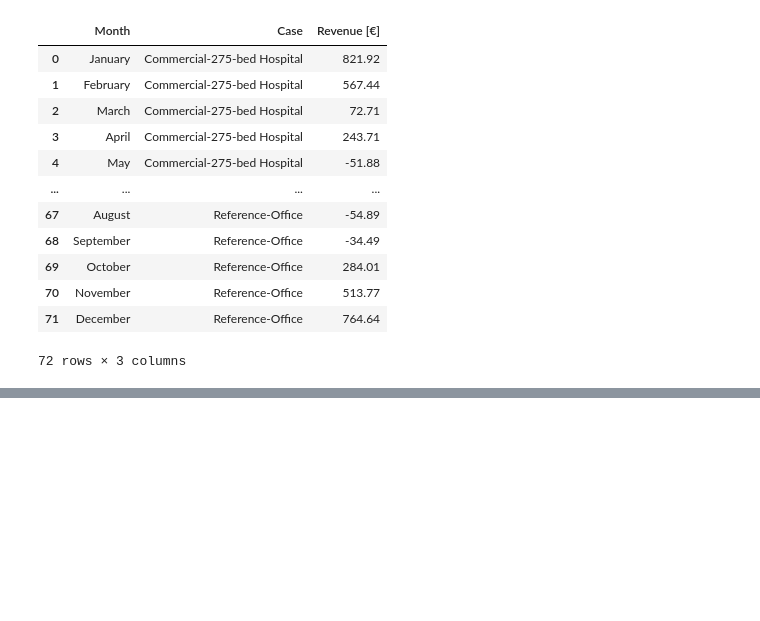
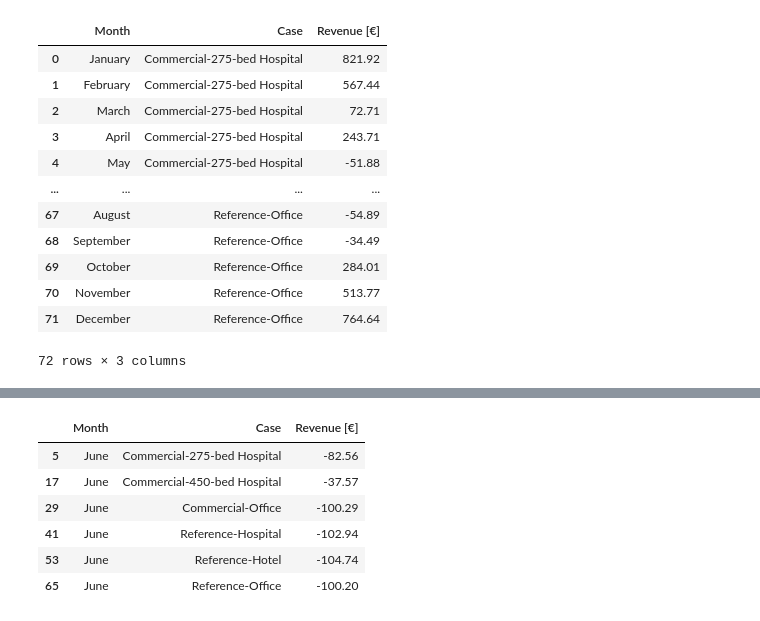
Before and after one commit to idloea/extended-open, a Jupyter notebook: notebooks/20230703-090301/analysis.ipynb, the cells around one changed output, grey strips where cells are left out. Cells and saved outputs as stored; diff of their text form; code cells hidden in the pictures; blank space fills up the shorter version.

```diff
--- a/notebooks/20230703-090301/analysis.ipynb
+++ b/notebooks/20230703-090301/analysis.ipynb
@@ -490,0 +534,10 @@ economic_results.to_excel(path_file_name)
+# %%
+economic_results.loc[economic_results.groupby('Case')['Revenue [€]'].idxmin()].sort_values('Case')
+# %% [output]
+|  | Month | Case | Revenue [€] |
+| 5 | June | Commercial-275-bed Hospital | -82.56 |
+| 17 | June | Commercial-450-bed Hospital | -37.57 |
+| 29 | June | Commercial-Office | -100.29 |
+| 41 | June | Reference-Hospital | -102.94 |
+| 53 | June | Reference-Hotel | -104.74 |
+| 65 | June | Reference-Office | -100.20 |
```
Also changed, not shown: parts of 20 cells of this notebook, 1 other file.
